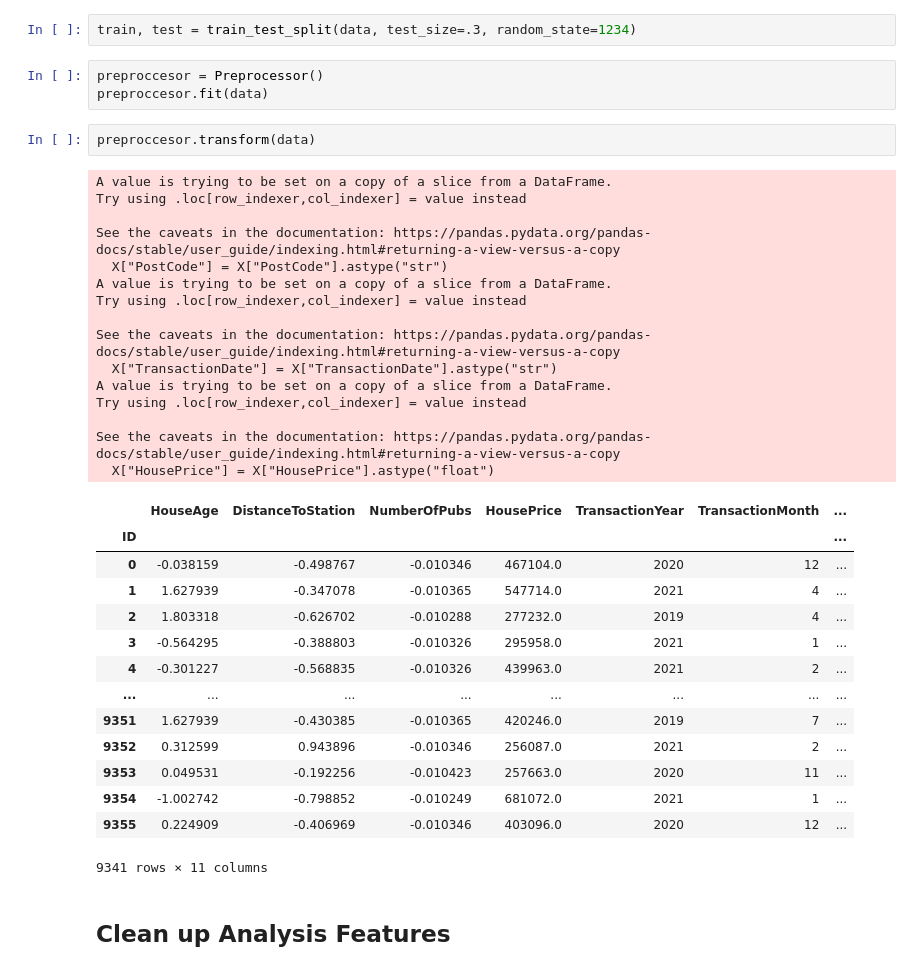
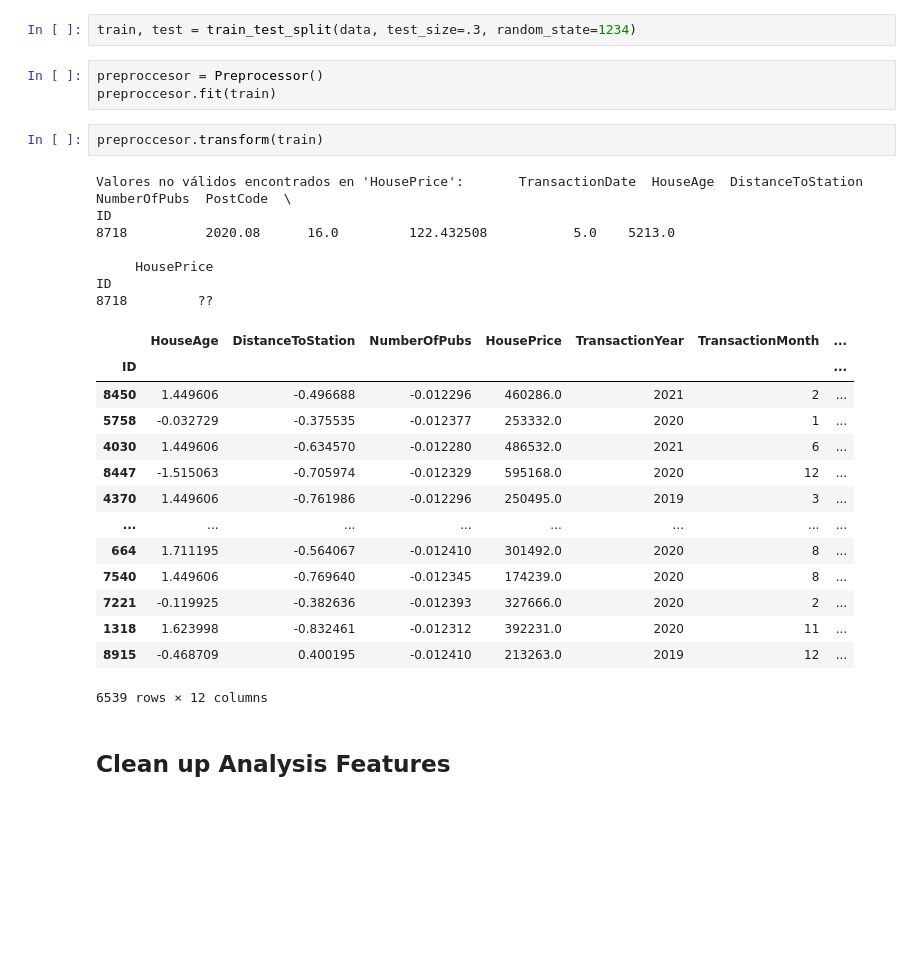
Before and after one commit to hypergalois/HousePricePredictionAPI, a Jupyter notebook: 2.Preprocessing.ipynb, the cells around one changed output. Drawn from its saved outputs; the diff is of its cells as text; blank space fills up the shorter version.

```diff
--- a/2.Preprocessing.ipynb
+++ b/2.Preprocessing.ipynb
@@ -156,39 +164,31 @@ from sklearn.model_selection import train_test_split
 train, test = train_test_split(data, test_size=.3, random_state=1234)
 # %%
 preproccesor = Preprocessor()
-preproccesor.fit(data)
+preproccesor.fit(train)
 # %%
-preproccesor.transform(data)
+preproccesor.transform(train)
 # %% [output]
-A value is trying to be set on a copy of a slice from a DataFrame.
-Try using .loc[row_indexer,col_indexer] = value instead
+Valores no válidos encontrados en 'HousePrice':       TransactionDate  HouseAge  DistanceToStation  NumberOfPubs  PostCode  \
+ID
+8718          2020.08      16.0         122.432508           5.0    5213.0
 
-See the caveats in the documentation: https://pandas.pydata.org/pandas-docs/stable/user_guide/indexing.html#returning-a-view-versus-a-copy
-  X["PostCode"] = X["PostCode"].astype("str")
-A value is trying to be set on a copy of a slice from a DataFrame.
-Try using .loc[row_indexer,col_indexer] = value instead
-
-See the caveats in the documentation: https://pandas.pydata.org/pandas-docs/stable/user_guide/indexing.html#returning-a-view-versus-a-copy
-  X["TransactionDate"] = X["TransactionDate"].astype("str")
-A value is trying to be set on a copy of a slice from a DataFrame.
-Try using .loc[row_indexer,col_indexer] = value instead
-
-See the caveats in the documentation: https://pandas.pydata.org/pandas-docs/stable/user_guide/indexing.html#returning-a-view-versus-a-copy
-  X["HousePrice"] = X["HousePrice"].astype("float")
+     HousePrice
+ID
+8718         ??
 |  | HouseAge | DistanceToStation | NumberOfPubs | HousePrice | TransactionYear | TransactionMonth | ... |
 | ID |  |  |  |  |  |  | ... |
-| 0 | -0.038159 | -0.498767 | -0.010346 | 467104.0 | 2020 | 12 | ... |
-| 1 | 1.627939 | -0.347078 | -0.010365 | 547714.0 | 2021 | 4 | ... |
-| 2 | 1.803318 | -0.626702 | -0.010288 | 277232.0 | 2019 | 4 | ... |
-| 3 | -0.564295 | -0.388803 | -0.010326 | 295958.0 | 2021 | 1 | ... |
-| 4 | -0.301227 | -0.568835 | -0.010326 | 439963.0 | 2021 | 2 | ... |
+| 8450 | 1.449606 | -0.496688 | -0.012296 | 460286.0 | 2021 | 2 | ... |
+| 5758 | -0.032729 | -0.375535 | -0.012377 | 253332.0 | 2020 | 1 | ... |
+| 4030 | 1.449606 | -0.634570 | -0.012280 | 486532.0 | 2021 | 6 | ... |
+| 8447 | -1.515063 | -0.705974 | -0.012329 | 595168.0 | 2020 | 12 | ... |
+| 4370 | 1.449606 | -0.761986 | -0.012296 | 250495.0 | 2019 | 3 | ... |
 | ... | ... | ... | ... | ... | ... | ... | ... |
-| 9351 | 1.627939 | -0.430385 | -0.010365 | 420246.0 | 2019 | 7 | ... |
-| 9352 | 0.312599 | 0.943896 | -0.010346 | 256087.0 | 2021 | 2 | ... |
-| 9353 | 0.049531 | -0.192256 | -0.010423 | 257663.0 | 2020 | 11 | ... |
-| 9354 | -1.002742 | -0.798852 | -0.010249 | 681072.0 | 2021 | 1 | ... |
-| 9355 | 0.224909 | -0.406969 | -0.010346 | 403096.0 | 2020 | 12 | ... |
+| 664 | 1.711195 | -0.564067 | -0.012410 | 301492.0 | 2020 | 8 | ... |
+| 7540 | 1.449606 | -0.769640 | -0.012345 | 174239.0 | 2020 | 8 | ... |
+| 7221 | -0.119925 | -0.382636 | -0.012393 | 327666.0 | 2020 | 2 | ... |
+| 1318 | 1.623998 | -0.832461 | -0.012312 | 392231.0 | 2020 | 11 | ... |
+| 8915 | -0.468709 | 0.400195 | -0.012410 | 213263.0 | 2019 | 12 | ... |
-9341 rows × 11 columns
+6539 rows × 12 columns
 # %% [markdown]
 ## Clean up Analysis Features
 # %% [markdown]
```
Also changed, not shown: parts of 1 cell of this notebook.
